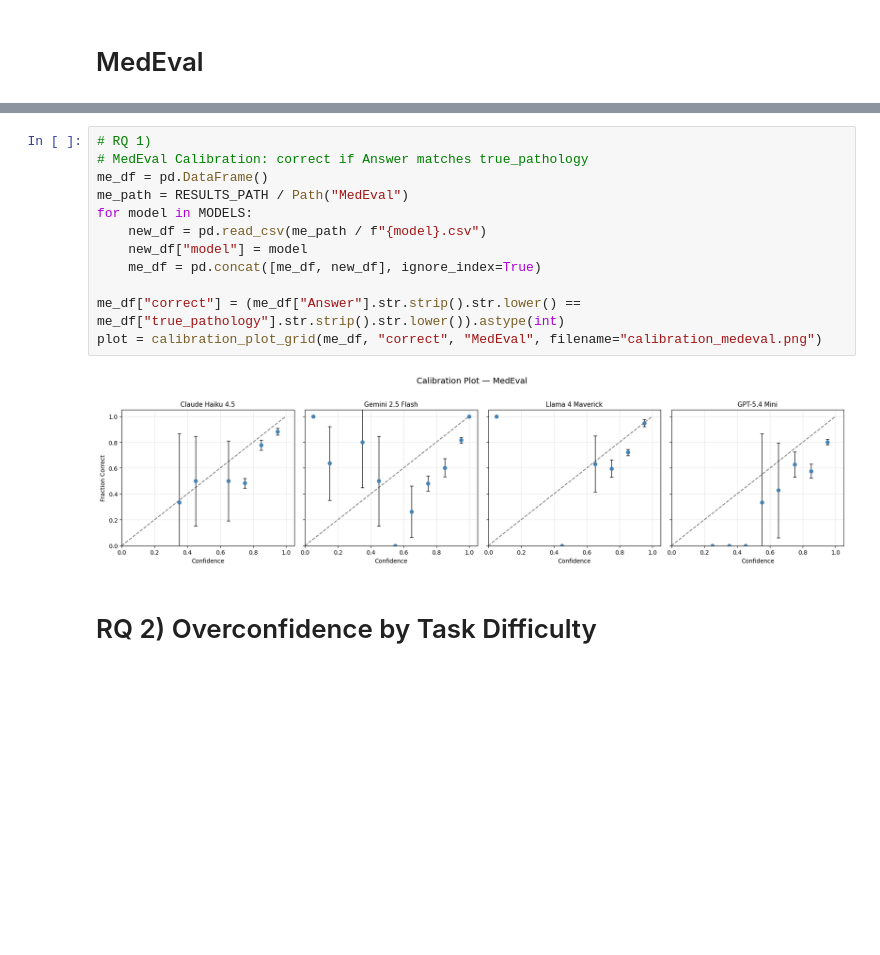
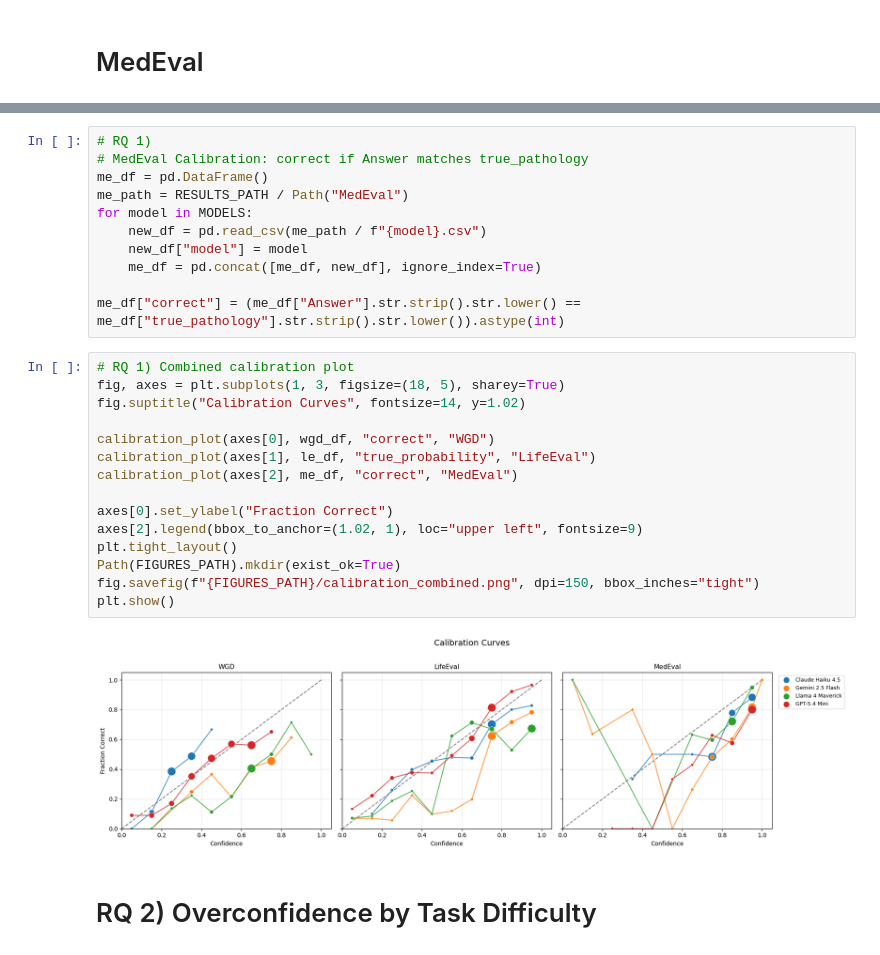
Before and after one commit to NoamMichael/BayesEval, a Jupyter notebook: analysis/analysis.ipynb, the cells around one changed output, grey strips where cells are left out. Cells and saved outputs as stored; diff of their text form; blank space fills up the shorter version.

Commit message:
combined plots

```diff
--- a/analysis/analysis.ipynb
+++ b/analysis/analysis.ipynb
@@ -191,9 +169,23 @@ for model in MODELS:
     me_df = pd.concat([me_df, new_df], ignore_index=True)
 
 me_df["correct"] = (me_df["Answer"].str.strip().str.lower() == me_df["true_pathology"].str.strip().str.lower()).astype(int)
-plot = calibration_plot_grid(me_df, "correct", "MedEval", filename="calibration_medeval.png")
-# %% [output]
-[figure, removed]
+# %%
+# RQ 1) Combined calibration plot
+fig, axes = plt.subplots(1, 3, figsize=(18, 5), sharey=True)
+fig.suptitle("Calibration Curves", fontsize=14, y=1.02)
+
+calibration_plot(axes[0], wgd_df, "correct", "WGD")
+calibration_plot(axes[1], le_df, "true_probability", "LifeEval")
+calibration_plot(axes[2], me_df, "correct", "MedEval")
+
+axes[0].set_ylabel("Fraction Correct")
+axes[2].legend(bbox_to_anchor=(1.02, 1), loc="upper left", fontsize=9)
+plt.tight_layout()
+Path(FIGURES_PATH).mkdir(exist_ok=True)
+fig.savefig(f"{FIGURES_PATH}/calibration_combined.png", dpi=150, bbox_inches="tight")
+plt.show()
+# %% [output]
+[figure, added]
 # %% [markdown]
 # RQ 2) Overconfidence by Task Difficulty
 # %%
```
Also changed, not shown: parts of 4 cells of this notebook, 5 other files.
